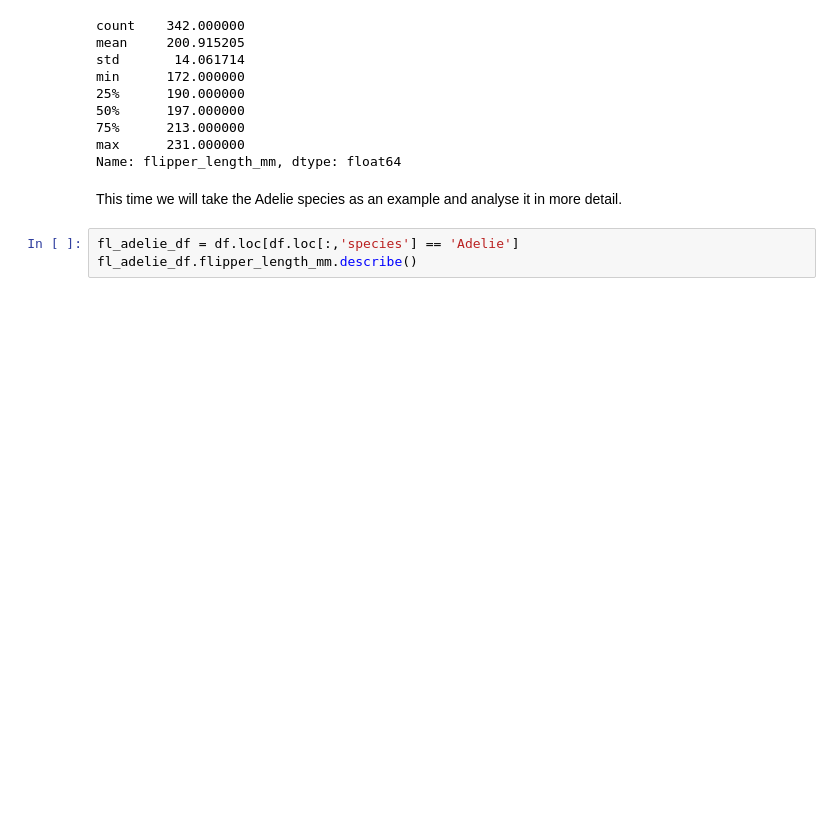
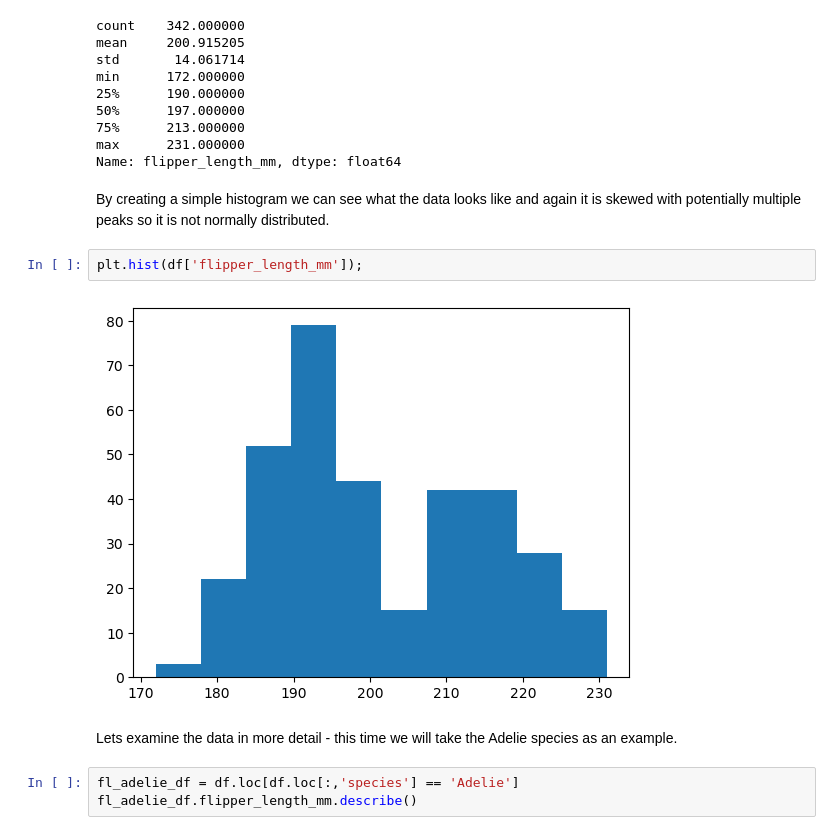
Before and after one commit to PeeBs68/fund_da, a Jupyter notebook: tasks.ipynb, the cells around one changed output. Saved outputs shown, nothing was run; the diff lists cells and outputs as text; blank space fills up the shorter version.

```diff
--- a/tasks.ipynb
+++ b/tasks.ipynb
@@ -352,8 +358,14 @@ min      172.000000
 75%      213.000000
 max      231.000000
 Name: flipper_length_mm, dtype: float64
+# %% [markdown]
+By creating a simple histogram we can see what the data looks like and again it is skewed with potentially multiple peaks so it is not normally distributed.
+# %%
+plt.hist(df['flipper_length_mm']);
+# %% [output]
+[figure, added]
 # %% [markdown]
-This time we will take the Adelie species as an example and analyse it in more detail.
+Lets examine the data in more detail - this time we will take the Adelie species as an example.
 # %%
 fl_adelie_df = df.loc[df.loc[:,'species'] == 'Adelie']
 fl_adelie_df.flipper_length_mm.describe()
```
Also changed, not shown: parts of 11 cells of this notebook.
